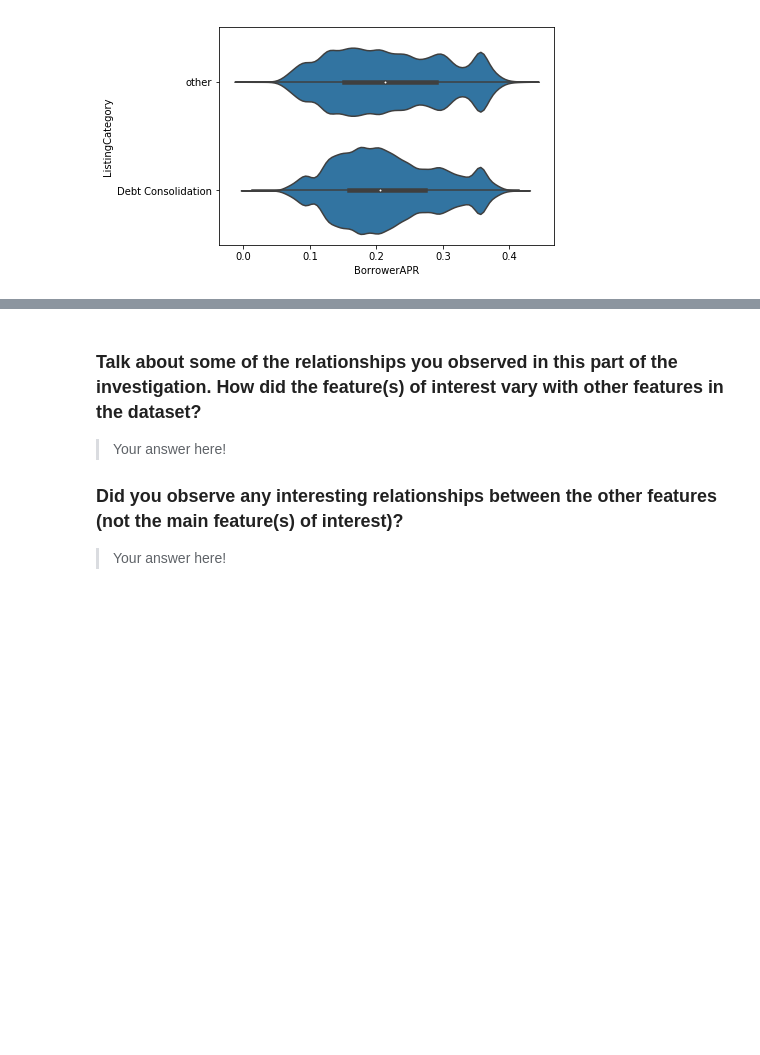
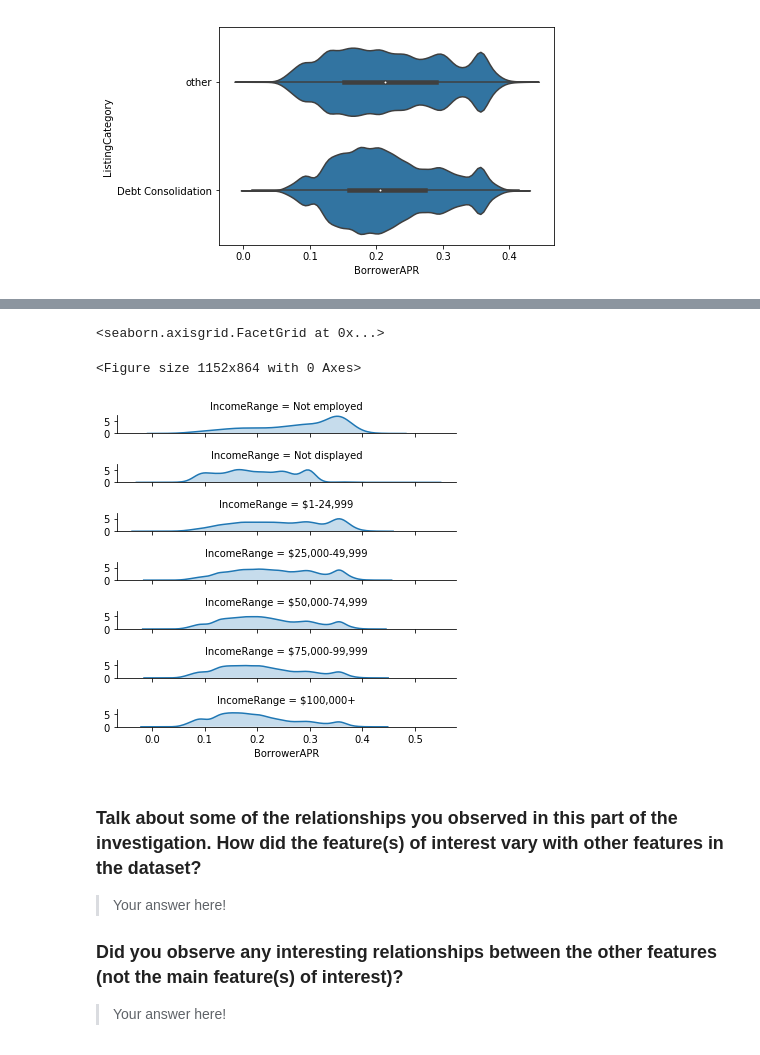
Before and after one commit to Jeff-VA/Udacity-Communicate-Data-Project, a Jupyter notebook: exploration_v2.ipynb, the cells around one changed output, grey strips where cells are left out. Drawn from its saved outputs; the diff is of its cells as text; code cells hidden in the pictures; blank space fills up the shorter version.

Commit message:
Outlined and drafted additional bivariate plots
The outline is a new *.txt file while exploration_v2
was edited

```diff
--- a/exploration_v2.ipynb
+++ b/exploration_v2.ipynb
@@ -590,3 +602,16 @@ sns.violinplot(data = df_trimmed, x = 'BorrowerAPR', y = 'ListingCategory',  col
+# %%
+order_list = ['Not employed', 'Not displayed', '$1-24,999', '$25,000-49,999',
+              '$50,000-74,999', '$75,000-99,999', '$100,000+']
+
+plt.figure(figsize=(16,12))
+
+g = sns.FacetGrid(data = df, row = 'IncomeRange', size = 0.75, aspect = 7, row_order = order_list)
+g.map(sns.kdeplot, 'BorrowerAPR', shade = True)
+#g.set_titles('{row_name}')
+# %% [output]
+<seaborn.axisgrid.FacetGrid at 0x...>
+<Figure size 1152x864 with 0 Axes>
+[figure, added]
 # %% [markdown]
 ### Talk about some of the relationships you observed in this part of the investigation. How did the feature(s) of interest vary with other features in the dataset?
 
```
Also changed, not shown: parts of 3 cells of this notebook, 1 other file.
